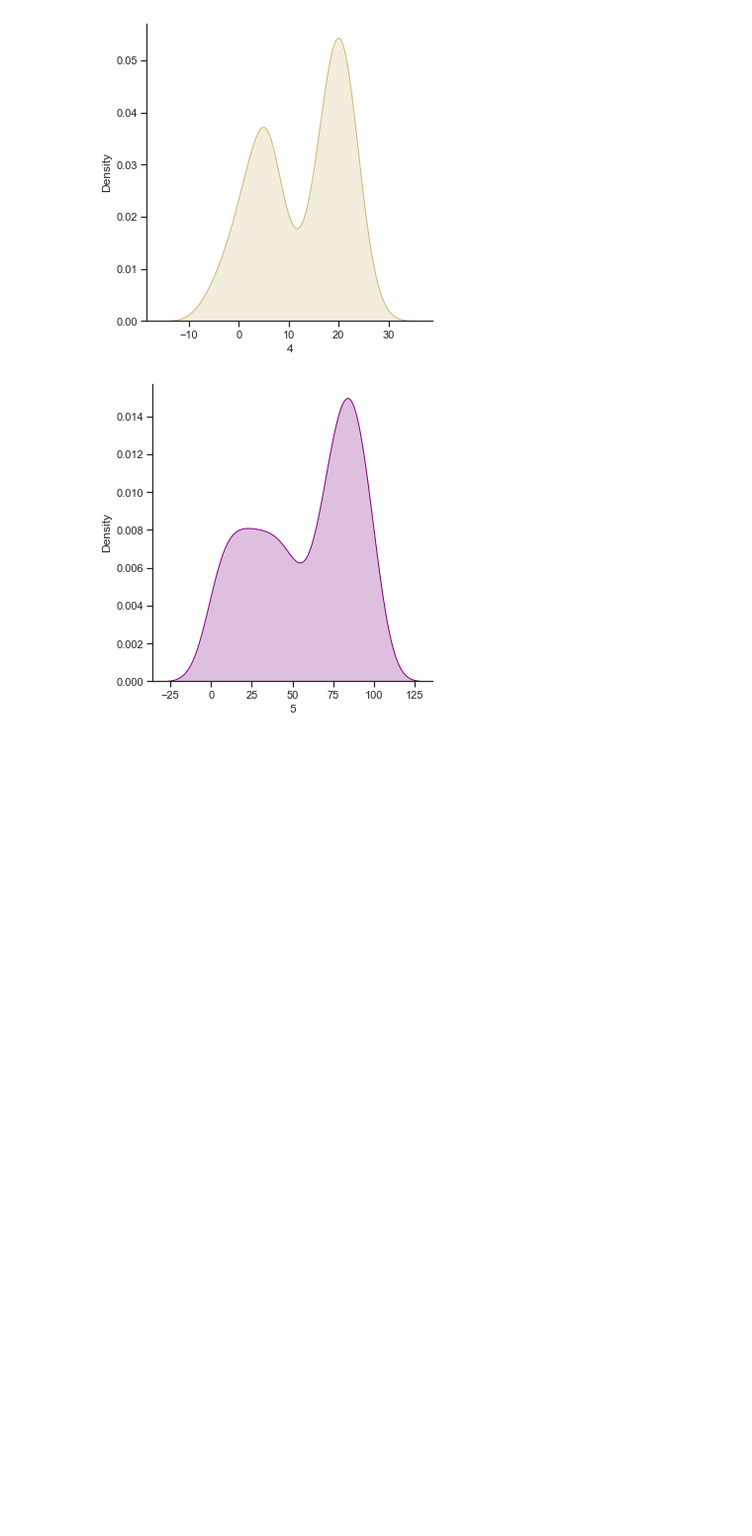
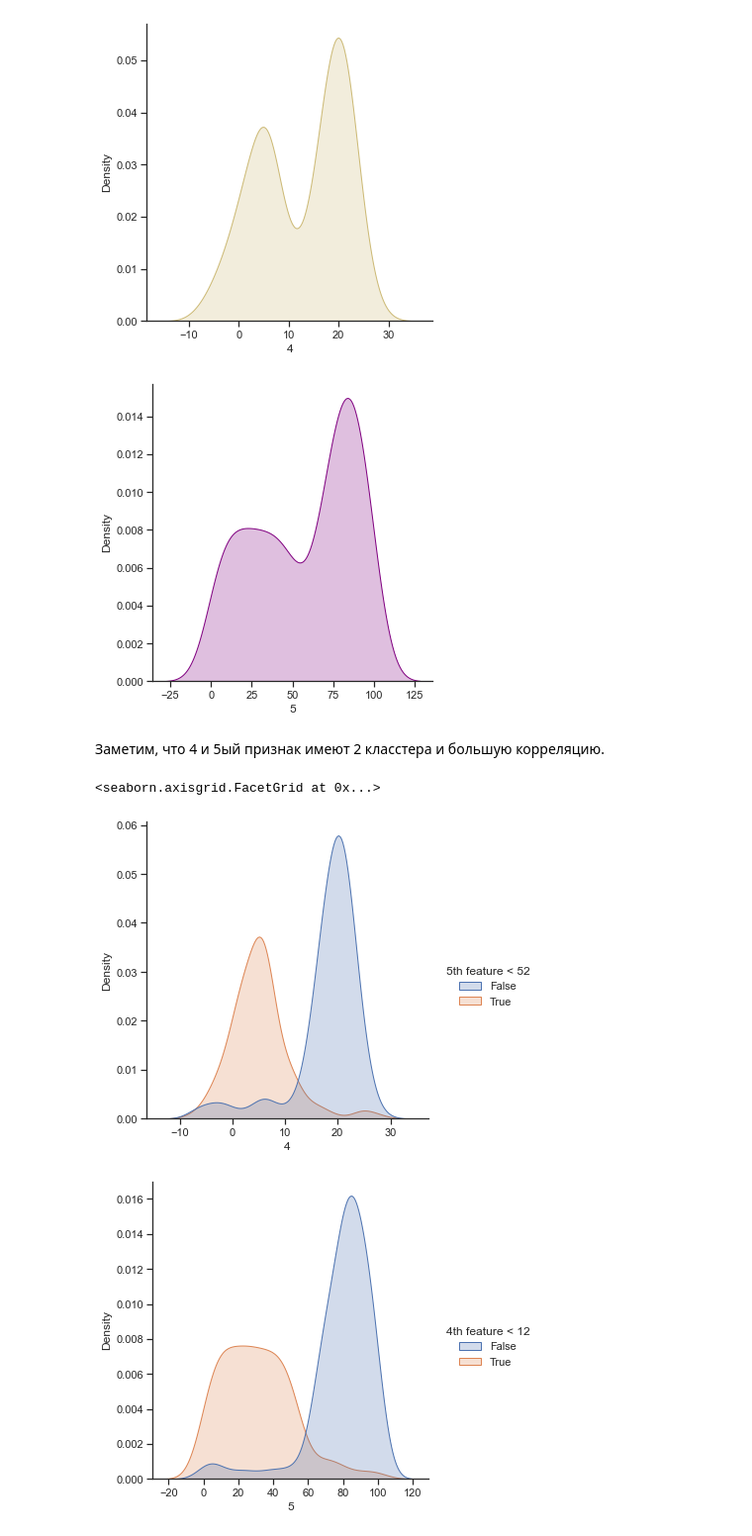
Before and after one commit to Hlibisev/statistics_course, a Jupyter notebook: MHW1_EDA.ipynb, the cells around one changed output. Shown at 99% size. Cells and saved outputs as stored; diff of their text form; code cells hidden in the pictures; blank space fills up the shorter version.

```diff
--- a/MHW1_EDA.ipynb
+++ b/MHW1_EDA.ipynb
@@ -76,0 +74,13 @@ sns.displot??
+# %% [markdown]
+Заметим, что 4 и 5ый признак имеют 2 класстера и большую корреляцию.
+# %%
+data_45 = data.loc[:, ("4", "5")]
+data_45.insert(2, "5th feature < 52", data_45["5"] < 52)
+data_45.insert(3, "4th feature < 12", data_45["4"] < 12)
+# %%
+sns.displot(data_45, x="4",hue="5th feature < 52", kind="kde",  fill=True, color=color);
+sns.displot(data_45, x="5",hue="4th feature < 12", kind="kde",  fill=True, color=color);
+# %% [output]
+<seaborn.axisgrid.FacetGrid at 0x...>
+[figure, added]
+[figure, added]
```
Also changed, not shown: parts of 4 cells of this notebook, 1 other file.
